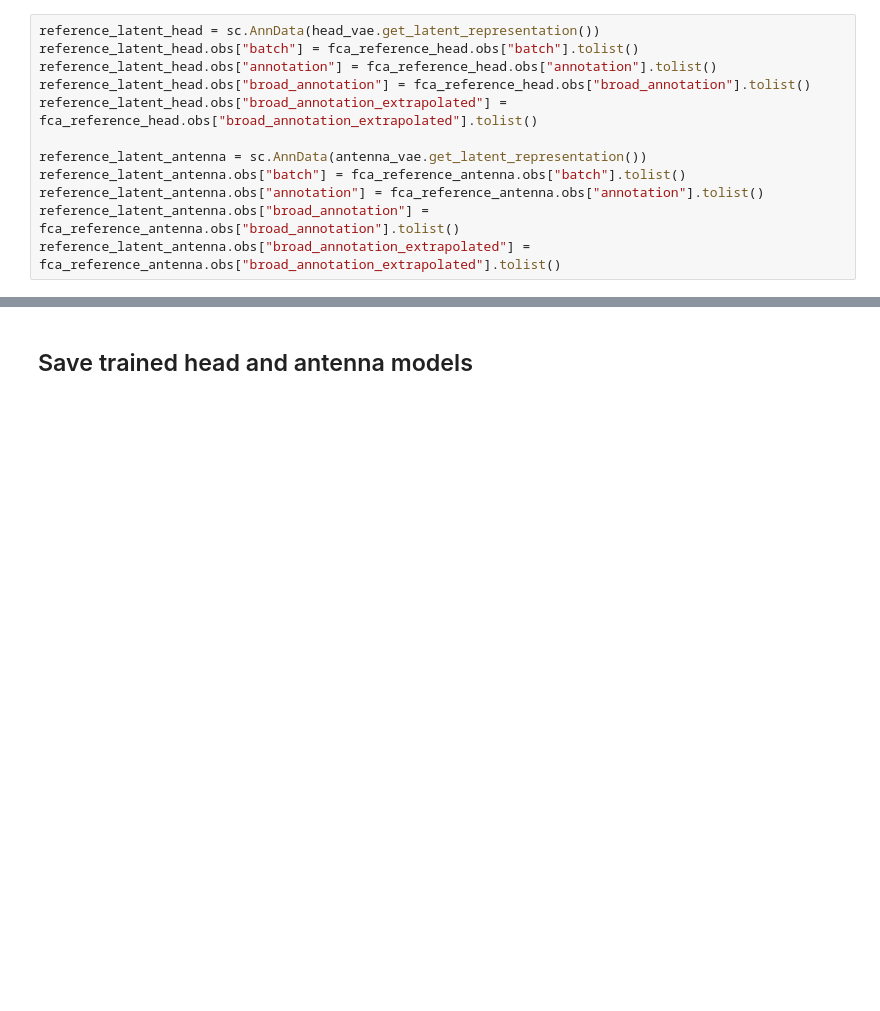
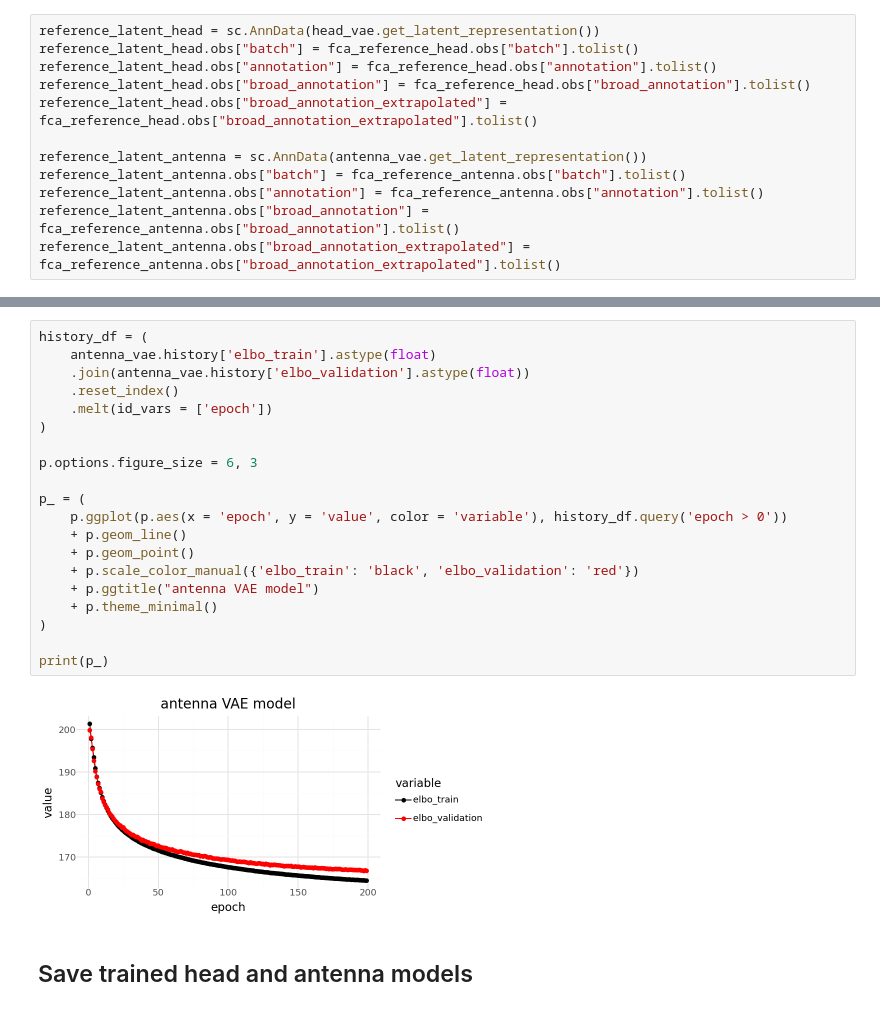
Before and after one commit to McCallLabBU/drpr_snRNAseq, a Jupyter notebook: scripts/train_annotation_models.ipynb, the cells around one changed output, grey strips where cells are left out. Drawn from its saved outputs; the diff is of its cells as text; blank space fills up the shorter version.

```diff
--- a/scripts/train_annotation_models.ipynb
+++ b/scripts/train_annotation_models.ipynb
@@ -154,3 +246,25 @@ sc.tl.umap(reference_latent_antenna)
+# %%
+history_df = (
+    antenna_vae.history['elbo_train'].astype(float)
+    .join(antenna_vae.history['elbo_validation'].astype(float))
+    .reset_index()
+    .melt(id_vars = ['epoch'])
+)
+
+p.options.figure_size = 6, 3
+
+p_ = (
+    p.ggplot(p.aes(x = 'epoch', y = 'value', color = 'variable'), history_df.query('epoch > 0'))
+    + p.geom_line()
+    + p.geom_point()
+    + p.scale_color_manual({'elbo_train': 'black', 'elbo_validation': 'red'})
+    + p.ggtitle("antenna VAE model")
+    + p.theme_minimal()
+)
+
+print(p_)
+# %% [output]
+[figure, added]
 # %% [markdown]
 ## Save trained head and antenna models
 # %%
```
Also changed, not shown: parts of 13 cells of this notebook, 2 other files.
